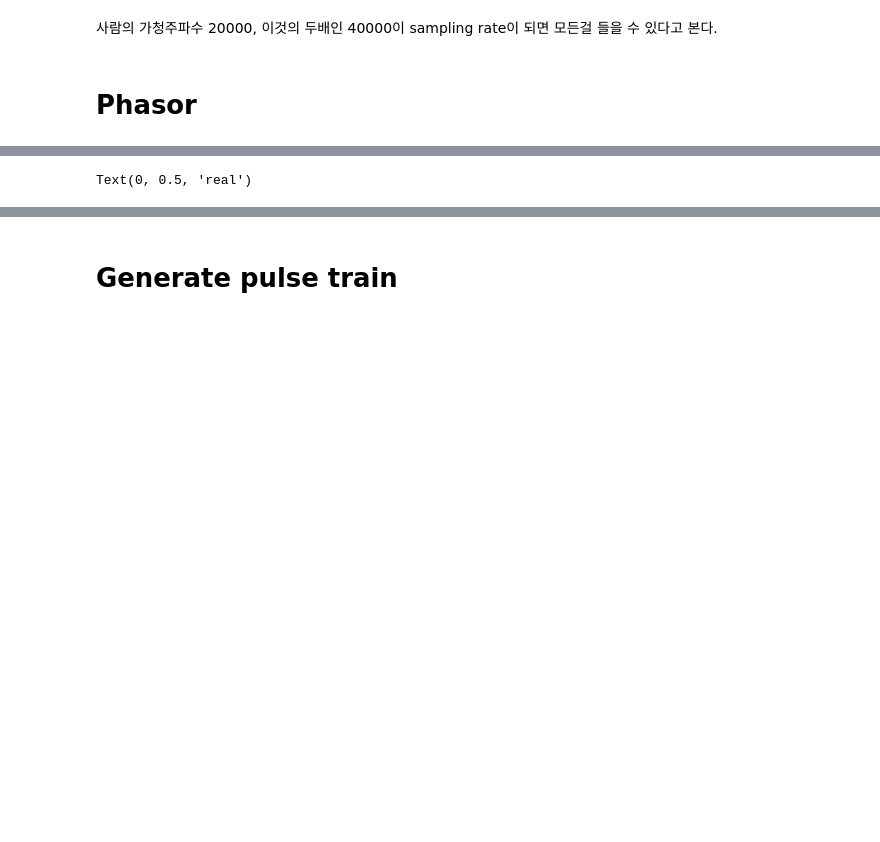
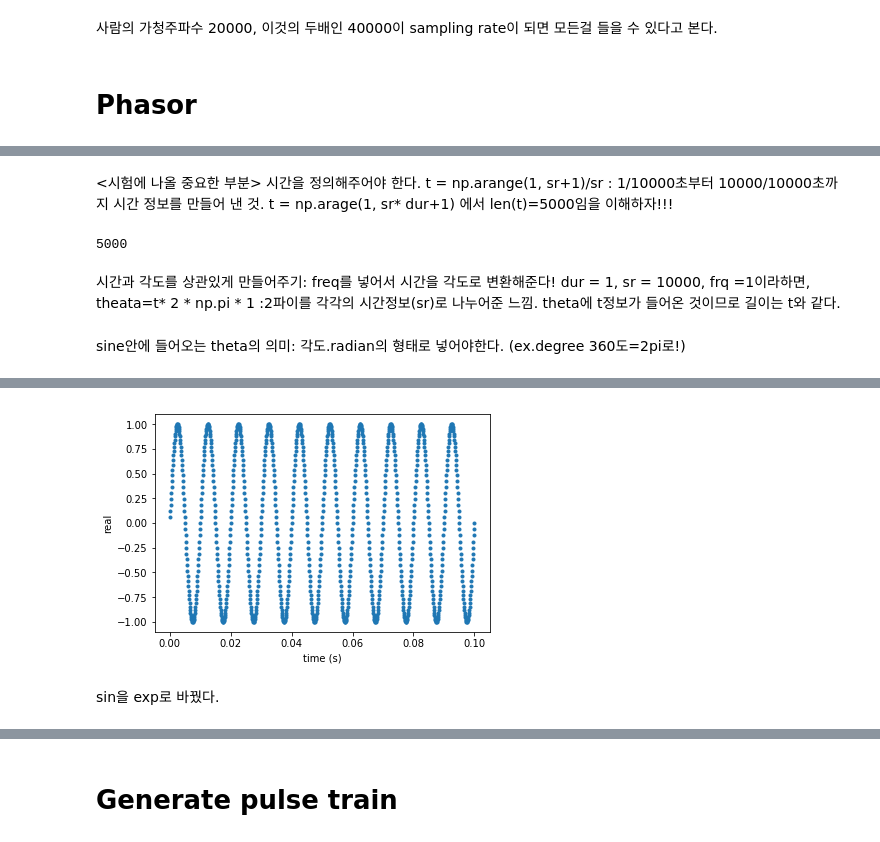
Before and after one commit to cow7442a/class2019Spring, a Jupyter notebook: sound-update.ipynb, the cells around one changed output, grey strips where cells are left out. Drawn from its saved outputs; the diff is of its cells as text; code cells hidden in the pictures; blank space fills up the shorter version.

```diff
--- a/sound-update.ipynb
+++ b/sound-update.ipynb
@@ -19,8 +26,18 @@ freq = 100.0     # sine frequency, Hz
 # %%
 # generate time
 t = np.arange(1, sr * dur+1)/sr #1/10000부터 5000/10000까지 시간을 만들었다. sr이 10000이라는 건 1초에 시간 정보가 만개.
+# %% [markdown]
+<시험에 나올 중요한 부분>
+시간을 정의해주어야 한다. t = np.arange(1, sr+1)/sr : 1/10000초부터 10000/10000초까지 시간 정보를 만들어 낸 것.
+t = np.arage(1, sr* dur+1) 에서 len(t)=5000임을 이해하자!!!
 # %%
 # generate phase
 theta = t * 2*np.pi * freq
+len(theta)
+# %% [output]
+5000
+# %% [markdown]
+시간과 각도를 상관있게 만들어주기: freq를 넣어서 시간을 각도로 변환해준다!
+dur = 1, sr = 10000, frq =1이라하면, theata=t* 2 * np.pi * 1 :2파이를 각각의 시간정보(sr)로 나누어준 느낌. theta에 t정보가 들어온 것이므로 길이는 t와 같다.
 # %%
 # generate signal by cosine-phasor
@@ -28,8 +45,11 @@ s = np.sin(theta)
+# %% [markdown]
+sine안에 들어오는 theta의 의미: 각도.radian의 형태로 넣어야한다. (ex.degree 360도=2pi로!)
 # %%
 fig = plt.figure()
 ax = fig.add_subplot(111)
-ax.plot(t[0:1000], s[0:1000], '.')
+ax.plot(t[0:1000], s[0:1000], '.') # 3개의 argument. theta는 plot할 때 쓰이지 않는다. 5000개 다 하기엔 너무 많으니 1000개만.
 ax.set_xlabel('time (s)')
 ax.set_ylabel('real')
+ipd.Audio(s, rate=sr) #소리
 # %% [output]
 [interactive output not drawn]
@@ -37,7 +56,9 @@ ax.set_ylabel('real')
-Text(0, 0.5, 'real')
+[figure, added]
 # %%
 # generate signal by complex-phasor
 c = np.exp(theta*1j)
+# %% [markdown]
+sin을 exp로 바꿨다.
 # %%
 fig = plt.figure()
 ax = fig.add_subplot(111, projection='3d')
```
Also changed, not shown: parts of 5 cells of this notebook.
